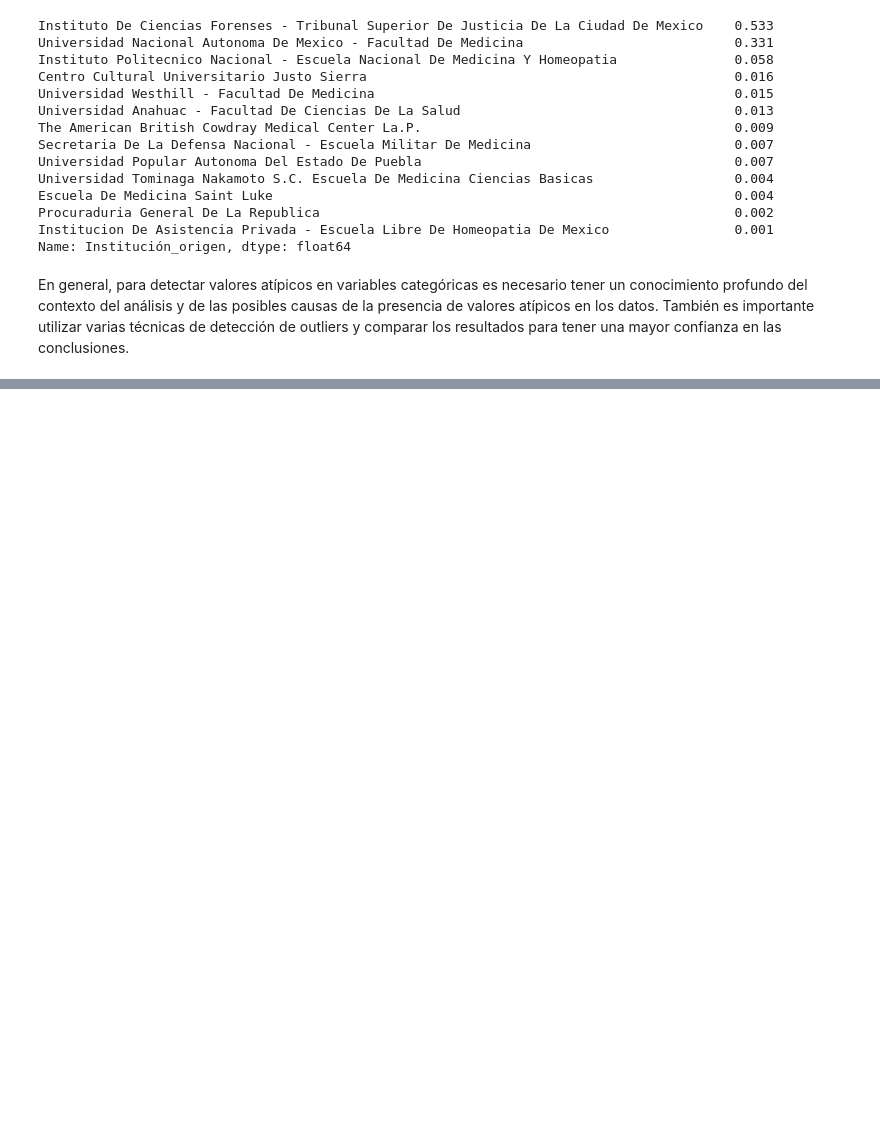
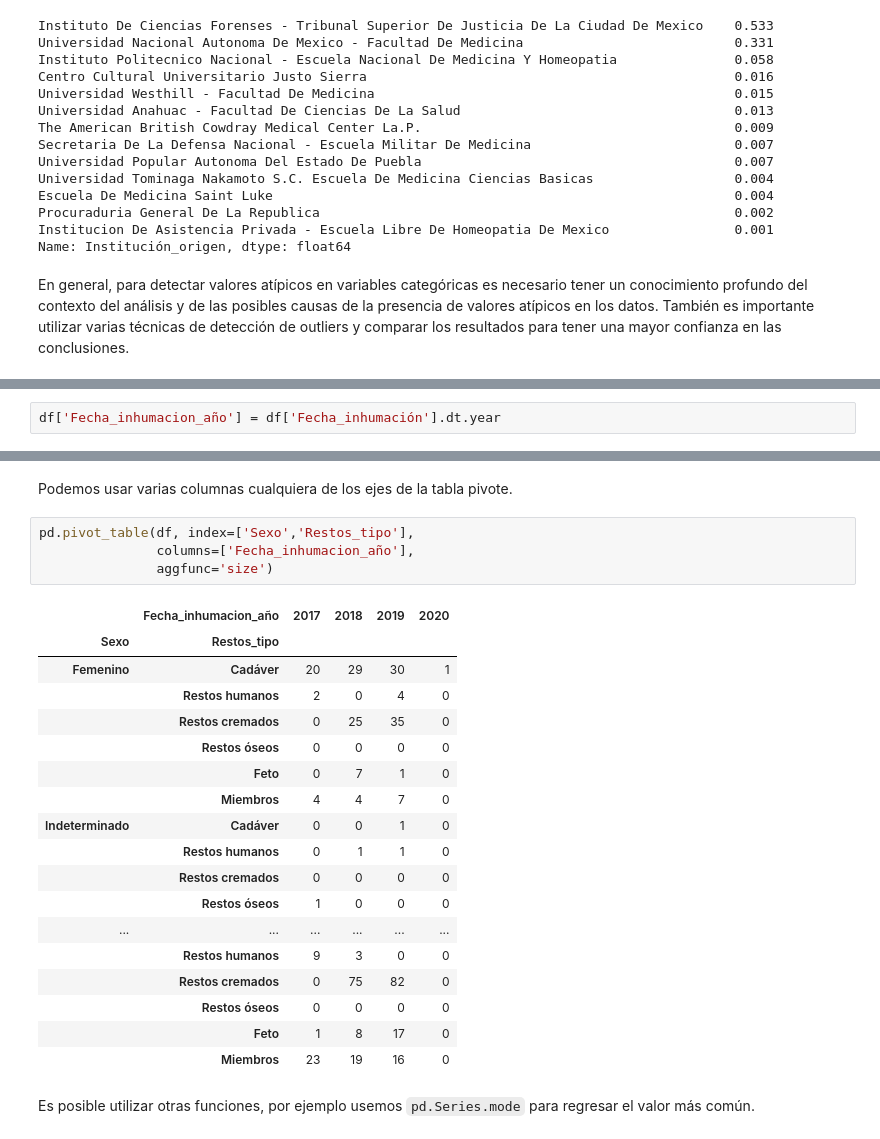
Before and after one commit to mar-esther23/CursoPandas2023, a Jupyter notebook: CP6-Analisis.ipynb, the cells around one changed output, grey strips where cells are left out. Cells and saved outputs as stored; diff of their text form; blank space fills up the shorter version.

Commit message:
Pivot y Groupby

```diff
--- a/CP6-Analisis.ipynb
+++ b/CP6-Analisis.ipynb
@@ -265,0 +300,2 @@ Cada una de estas distribuciones de probabilidad se utiliza para modelar diferen
+# %%
+df['Fecha_inhumacion_año'] = df['Fecha_inhumación'].dt.year
@@ -265,0 +314,27 @@ Cada una de estas distribuciones de probabilidad se utiliza para modelar diferen
+# %% [markdown]
+Podemos usar varias columnas cualquiera de los ejes de la tabla pivote.
+# %%
+pd.pivot_table(df, index=['Sexo','Restos_tipo'],
+               columns=['Fecha_inhumacion_año'],
+               aggfunc='size')
+# %% [output]
+|  | Fecha_inhumacion_año | 2017 | 2018 | 2019 | 2020 |
+| Sexo | Restos_tipo |  |  |  |  |
+| Femenino | Cadáver | 20 | 29 | 30 | 1 |
+|  | Restos humanos | 2 | 0 | 4 | 0 |
+|  | Restos cremados | 0 | 25 | 35 | 0 |
+|  | Restos óseos | 0 | 0 | 0 | 0 |
+|  | Feto | 0 | 7 | 1 | 0 |
+|  | Miembros | 4 | 4 | 7 | 0 |
+| Indeterminado | Cadáver | 0 | 0 | 1 | 0 |
+|  | Restos humanos | 0 | 1 | 1 | 0 |
+|  | Restos cremados | 0 | 0 | 0 | 0 |
+|  | Restos óseos | 1 | 0 | 0 | 0 |
+| ... | ... | ... | ... | ... | ... |
+|  | Restos humanos | 9 | 3 | 0 | 0 |
+|  | Restos cremados | 0 | 75 | 82 | 0 |
+|  | Restos óseos | 0 | 0 | 0 | 0 |
+|  | Feto | 1 | 8 | 17 | 0 |
+|  | Miembros | 23 | 19 | 16 | 0 |
+# %% [markdown]
+Es posible utilizar otras funciones, por ejemplo usemos `pd.Series.mode` para regresar el valor más común.
```
Also changed, not shown: parts of 32 cells of this notebook.
